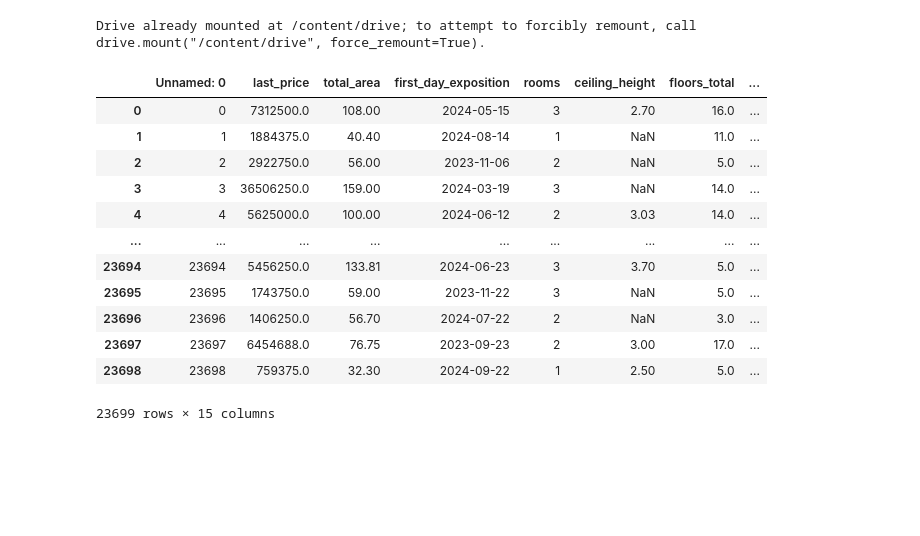
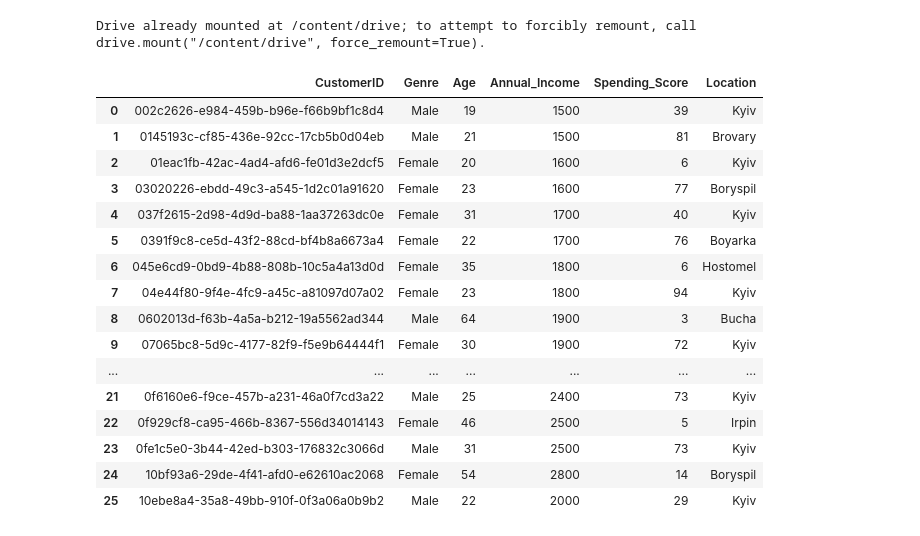
Before and after one commit to aikokass82-design/home-tasks-, a Jupyter notebook: Lesson_13.ipynb, the cells around one changed output. Cells and saved outputs as stored; diff of their text form; code cells hidden in the pictures; blank space fills up the shorter version.

```diff
--- a/Lesson_13.ipynb
+++ b/Lesson_13.ipynb
@@ -8,19 +8,23 @@ from datetime import datetime
 # %% [output]
 Drive already mounted at /content/drive; to attempt to forcibly remount, call drive.mount("/content/drive", force_remount=True).
 # %%
-apt_info = pd.read_csv("/content/drive/MyDrive/Colab Notebooks/appartments_data_set.csv")
-apt_info
+customers_csv = pd.read_csv("/content/drive/MyDrive/Colab Notebooks/customers.csv")
+customers_csv
 # %% [output]
-|  | Unnamed: 0 | last_price | total_area | first_day_exposition | rooms | ceiling_height | floors_total | ... |
-| 0 | 0 | 7312500.0 | 108.00 | 2024-05-15 | 3 | 2.70 | 16.0 | ... |
-| 1 | 1 | 1884375.0 | 40.40 | 2024-08-14 | 1 | NaN | 11.0 | ... |
-| 2 | 2 | 2922750.0 | 56.00 | 2023-11-06 | 2 | NaN | 5.0 | ... |
-| 3 | 3 | 36506250.0 | 159.00 | 2024-03-19 | 3 | NaN | 14.0 | ... |
-| 4 | 4 | 5625000.0 | 100.00 | 2024-06-12 | 2 | 3.03 | 14.0 | ... |
-| ... | ... | ... | ... | ... | ... | ... | ... | ... |
-| 23694 | 23694 | 5456250.0 | 133.81 | 2024-06-23 | 3 | 3.70 | 5.0 | ... |
-| 23695 | 23695 | 1743750.0 | 59.00 | 2023-11-22 | 3 | NaN | 5.0 | ... |
-| 23696 | 23696 | 1406250.0 | 56.70 | 2024-07-22 | 2 | NaN | 3.0 | ... |
-| 23697 | 23697 | 6454688.0 | 76.75 | 2023-09-23 | 2 | 3.00 | 17.0 | ... |
-| 23698 | 23698 | 759375.0 | 32.30 | 2024-09-22 | 1 | 2.50 | 5.0 | ... |
+|  | CustomerID | Genre | Age | Annual_Income | Spending_Score | Location |
+| 0 | 002c2626-e984-459b-b96e-f66b9bf1c8d4 | Male | 19 | 1500 | 39 | Kyiv |
+| 1 | 0145193c-cf85-436e-92cc-17cb5b0d04eb | Male | 21 | 1500 | 81 | Brovary |
+| 2 | 01eac1fb-42ac-4ad4-afd6-fe01d3e2dcf5 | Female | 20 | 1600 | 6 | Kyiv |
+| 3 | 03020226-ebdd-49c3-a545-1d2c01a91620 | Female | 23 | 1600 | 77 | Boryspil |
+| 4 | 037f2615-2d98-4d9d-ba88-1aa37263dc0e | Female | 31 | 1700 | 40 | Kyiv |
+| 5 | 0391f9c8-ce5d-43f2-88cd-bf4b8a6673a4 | Female | 22 | 1700 | 76 | Boyarka |
+| 6 | 045e6cd9-0bd9-4b88-808b-10c5a4a13d0d | Female | 35 | 1800 | 6 | Hostomel |
+| 7 | 04e44f80-9f4e-4fc9-a45c-a81097d07a02 | Female | 23 | 1800 | 94 | Kyiv |
+| 8 | 0602013d-f63b-4a5a-b212-19a5562ad344 | Male | 64 | 1900 | 3 | Bucha |
+| 9 | 07065bc8-5d9c-4177-82f9-f5e9b64444f1 | Female | 30 | 1900 | 72 | Kyiv |
+| ... | ... | ... | ... | ... | ... | ... |
+| 21 | 0f6160e6-f9ce-457b-a231-46a0f7cd3a22 | Male | 25 | 2400 | 73 | Kyiv |
+| 22 | 0f929cf8-ca95-466b-8367-556d34014143 | Female | 46 | 2500 | 5 | Irpin |
+| 23 | 0fe1c5e0-3b44-42ed-b303-176832c3066d | Male | 31 | 2500 | 73 | Kyiv |
+| 24 | 10bf93a6-29de-4f41-afd0-e62610ac2068 | Female | 54 | 2800 | 14 | Boryspil |
+| 25 | 10ebe8a4-35a8-49bb-910f-0f3a06a0b9b2 | Male | 22 | 2000 | 29 | Kyiv |
-23699 rows × 15 columns
```
Also changed, not shown: parts of 10 cells of this notebook.
